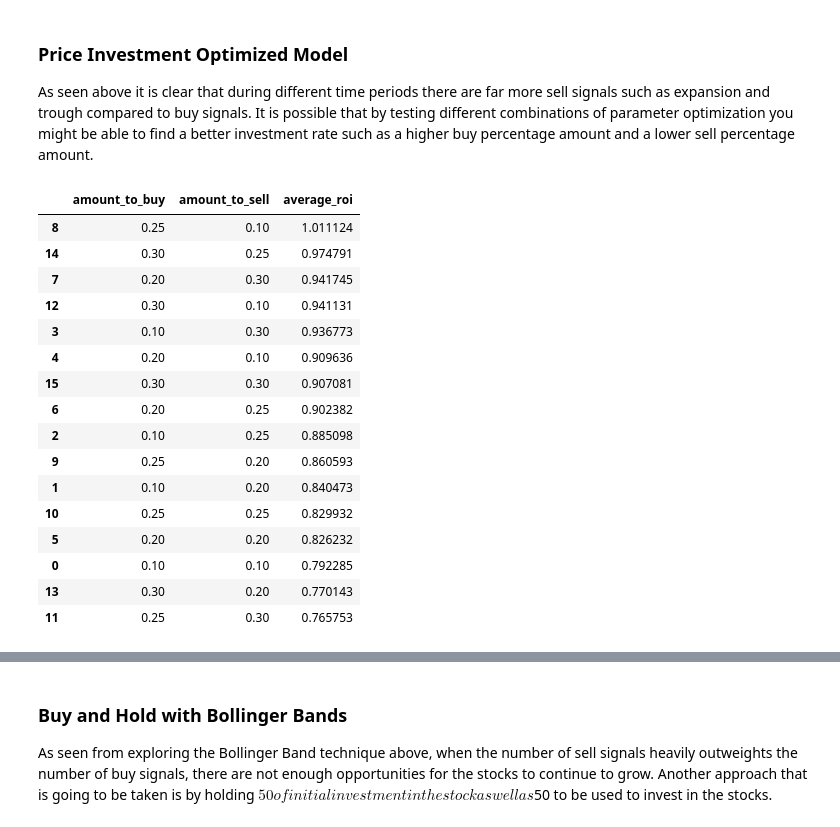
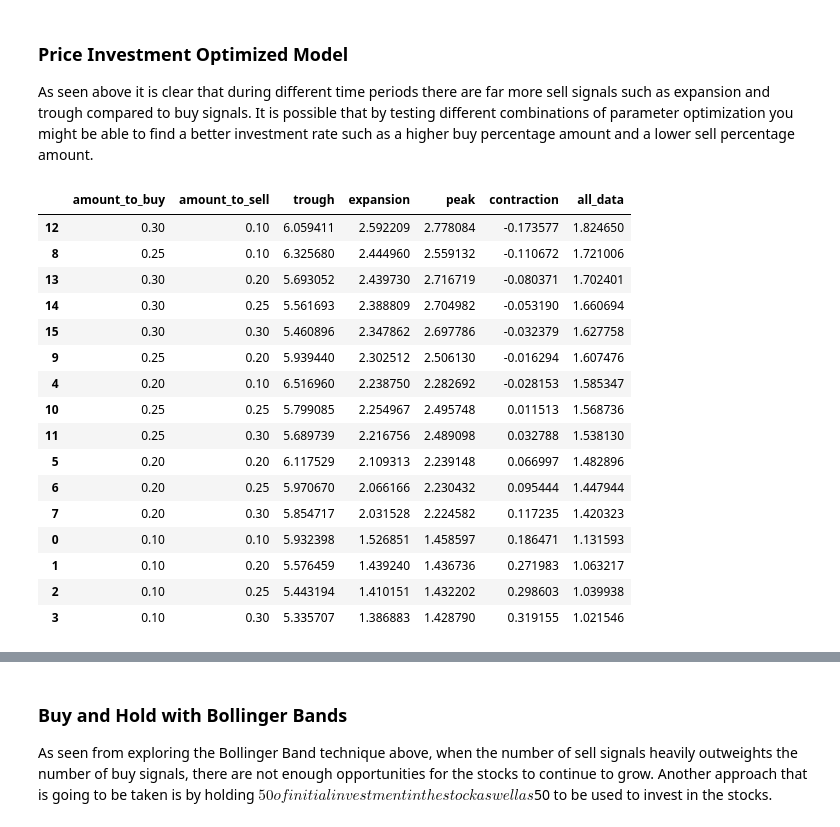
Before and after one commit to bennicholson2/Enhancing-Technical-Analysis-with-Data-Science, a Jupyter notebook: Technical Analysis/bollinger_bands.ipynb, the cells around one changed output, grey strips where cells are left out. Cells and saved outputs as stored; diff of their text form; code cells hidden in the pictures.

```diff
--- a/Technical Analysis/bollinger_bands.ipynb
+++ b/Technical Analysis/bollinger_bands.ipynb
@@ -254,12 +254,14 @@ from datetime import timedelta
 import numpy as np
 import pandas as pd
 
-def zip_calculate_stock_roi(bb_signals_nd, adj_close_nd, periods_date, periods_list, tickers, n_sample, initial_investment, future_investments, percent_to_buy, percent_to_sell):
+def zip_calculate_stock_roi(bb_signals_nd, adj_close_nd, periods_date, tickers, n_sample, initial_investment, future_investments, percent_to_buy, percent_to_sell):
     # Initialize a nested dictionary to store ROI percentages for each period and ticker
-    roi_results = {period: {ticker: [] for ticker in tickers} for period in periods_list}
+    roi_results = {period: {ticker: [] for ticker in tickers} for period in periods_date.keys()}
+    np.random.seed(42)
+
 
     # Loop through each economic period
-    for period in periods_list:
+    for period in periods_date.keys():
         # Create the date range for the current period
         date_range = pd.date_range(start=pd.to_datetime(periods_date[period][0]), end=pd.to_datetime(periods_date[period][1]) - timedelta(days=110))
 
@@ -545,29 +370,33 @@ import numpy as np
 import pandas as pd
 from itertools import product
 
-def investment_amount_grid_search_bollinger_bands(etf_data, adj_close_etf_data, param_grid, periods_list, periods_date, tickers, n_sample, initial_investment,future_investment):
+def investment_amount_grid_search_bollinger_bands(etf_data, adj_close_etf_data, param_grid, periods_list, periods_date, tickers, n_sample, initial_investment,future_investment,rolling_window,std):
     results = []
 
     # Iterate over combinations of amount_to_buy and amount_to_sell
     for amount_to_buy, amount_to_sell in product(param_grid['amount_to_buy'], param_grid['amount_to_sell']):
 
         # Create Bollinger Bands signals for different rolling windows and confidence intervals
-        data_nd = bollinger_data_multiple_periods_tickers(periods_list, tickers, etf_data, 30, 0.90)
+        data_nd = bollinger_data_multiple_periods_tickers(periods_list, tickers, etf_data, rolling_window, std)
 
         # Collect the signals for different periods and tickers
         signals_nd = collect_signals(data_nd, periods_list, tickers)
 
         # Calculate the ROI for each combination
-        roi_results = zip_calculate_stock_roi(signals_nd, adj_close_etf_data, periods_date, periods_list, tickers, n_sample, initial_investment,future_investment, amount_to_buy, amount_to_sell)
+        roi_results = zip_calculate_stock_roi(signals_nd, adj_close_etf_data, periods_date, tickers, n_sample, initial_investment,future_investment, amount_to_buy, amount_to_sell)
 
         # Average the ROI across all periods and tickers so there is a single value
-        average_roi = np.mean([np.mean(roi_results[period][ticker]) for period in periods_list for ticker in tickers])
+        average_roi = stochastic_roi(tickers,periods_date,roi_results,'Mean').mean()
 
         # Append the result (amount to buy, amount to sell, and average ROI) to the results list
         results.append({
             'amount_to_buy': amount_to_buy,
             'amount_to_sell': amount_to_sell,
-            'average_roi': average_roi
+            'trough':average_roi[0],
+            'expansion':average_roi[1],
+            'peak':average_roi[2],
+            'contraction':average_roi[3],
+            'all_data':average_roi[4],
         })
 
     # Convert the results list to a DataFrame
@@ -590,7 +452,6 @@ Chapter 1 had investigated buy and hold strategies, this acted as a foundation f
 # %%
 # create time periods for where this takes place
 economic_cycle_periods = {
-
     "trough": ("2008-10-01", "2009-06-01"),
     "expansion": ("2012-01-01", "2015-01-01"),
     "peak": ("2019-06-01", "2020-02-01"),
@@ -598,7 +459,7 @@ economic_cycle_periods = {
     'all_data': ('2005-01-01','2024-06-01')
 }
 
-economic_cycle_periods_list = ['trough','expansion','peak','contraction','all_data']
+economic_cycle_periods_list = economic_cycle_periods.keys()
 # %%
 # create etf tickers for sectors
 sector_etf_tickers = [
@@ -1086,7 +786,7 @@ param_grid_price = {
 }
 
 # Call the function
-roi_df = investment_amount_grid_search_bollinger_bands(
+invest_buy_sell_returns = investment_amount_grid_search_bollinger_bands(
     sector_etf_data,
     sector_etf_closed_price,
     param_grid_price,
@@ -1094,27 +794,27 @@ roi_df = investment_amount_grid_search_bollinger_bands(
     economic_cycle_periods,
     sector_etf_tickers,
     1000,
-    100,
-    0
+    0,
+    100
 )
 # %%
-roi_df.sort_values(by='average_roi',ascending=False)
+invest_buy_sell_returns.sort_values(by='all_data',ascending=False)
 # %% [output]
-|  | amount_to_buy | amount_to_sell | average_roi |
-| 8 | 0.25 | 0.10 | 1.011124 |
-| 14 | 0.30 | 0.25 | 0.974791 |
-| 7 | 0.20 | 0.30 | 0.941745 |
-| 12 | 0.30 | 0.10 | 0.941131 |
-| 3 | 0.10 | 0.30 | 0.936773 |
-| 4 | 0.20 | 0.10 | 0.909636 |
-| 15 | 0.30 | 0.30 | 0.907081 |
-| 6 | 0.20 | 0.25 | 0.902382 |
-| 2 | 0.10 | 0.25 | 0.885098 |
-| 9 | 0.25 | 0.20 | 0.860593 |
-| 1 | 0.10 | 0.20 | 0.840473 |
-| 10 | 0.25 | 0.25 | 0.829932 |
-| 5 | 0.20 | 0.20 | 0.826232 |
-| 0 | 0.10 | 0.10 | 0.792285 |
-| 13 | 0.30 | 0.20 | 0.770143 |
-| 11 | 0.25 | 0.30 | 0.765753 |
+|  | amount_to_buy | amount_to_sell | trough | expansion | peak | contraction | all_data |
+| 12 | 0.30 | 0.10 | 6.059411 | 2.592209 | 2.778084 | -0.173577 | 1.824650 |
+| 8 | 0.25 | 0.10 | 6.325680 | 2.444960 | 2.559132 | -0.110672 | 1.721006 |
+| 13 | 0.30 | 0.20 | 5.693052 | 2.439730 | 2.716719 | -0.080371 | 1.702401 |
+| 14 | 0.30 | 0.25 | 5.561693 | 2.388809 | 2.704982 | -0.053190 | 1.660694 |
+| 15 | 0.30 | 0.30 | 5.460896 | 2.347862 | 2.697786 | -0.032379 | 1.627758 |
+| 9 | 0.25 | 0.20 | 5.939440 | 2.302512 | 2.506130 | -0.016294 | 1.607476 |
+| 4 | 0.20 | 0.10 | 6.516960 | 2.238750 | 2.282692 | -0.028153 | 1.585347 |
+| 10 | 0.25 | 0.25 | 5.799085 | 2.254967 | 2.495748 | 0.011513 | 1.568736 |
+| 11 | 0.25 | 0.30 | 5.689739 | 2.216756 | 2.489098 | 0.032788 | 1.538130 |
+| 5 | 0.20 | 0.20 | 6.117529 | 2.109313 | 2.239148 | 0.066997 | 1.482896 |
+| 6 | 0.20 | 0.25 | 5.970670 | 2.066166 | 2.230432 | 0.095444 | 1.447944 |
+| 7 | 0.20 | 0.30 | 5.854717 | 2.031528 | 2.224582 | 0.117235 | 1.420323 |
+| 0 | 0.10 | 0.10 | 5.932398 | 1.526851 | 1.458597 | 0.186471 | 1.131593 |
+| 1 | 0.10 | 0.20 | 5.576459 | 1.439240 | 1.436736 | 0.271983 | 1.063217 |
+| 2 | 0.10 | 0.25 | 5.443194 | 1.410151 | 1.432202 | 0.298603 | 1.039938 |
+| 3 | 0.10 | 0.30 | 5.335707 | 1.386883 | 1.428790 | 0.319155 | 1.021546 |
 # %%
```
Also changed, not shown: parts of 89 cells of this notebook, 28 other files.
